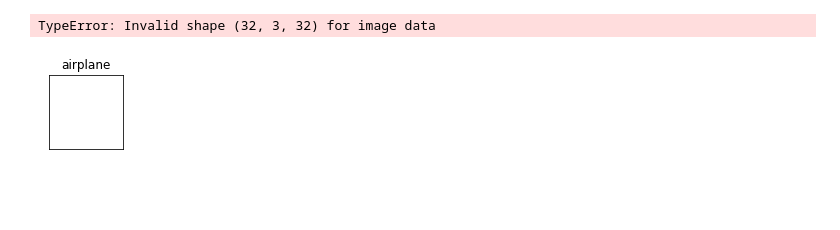
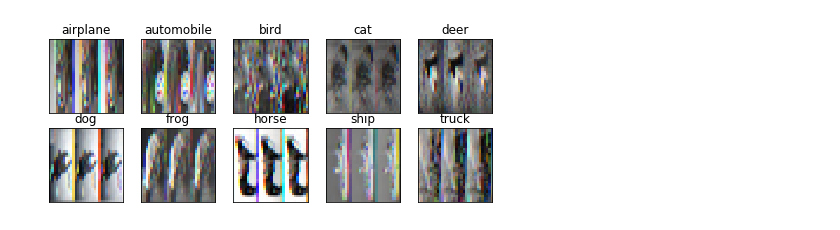
Before and after one commit to UPstartDeveloper/keras-tutorial, a Jupyter notebook: classifications.ipynb, the cells around one changed output. Saved outputs shown, nothing was run; the diff lists cells and outputs as text; code cells hidden in the pictures; blank space fills up the shorter version.

Commit message:
Temporary solution for TypeError in classifying images.

```diff
--- a/classifications.ipynb
+++ b/classifications.ipynb
@@ -40,34 +40,32 @@ np.random.seed(1010)
 # Here are the classes in the CIFAR-10 dataset.
 class_names = ['airplane','automobile','bird','cat','deer',
                'dog','frog','horse','ship','truck']
 
 # number of cifar-10 data set classes
 num_classes = 10
 
 def visualize_classes(class_names):
     """This function visualizes the classes in an image classification
        dataset. It depends on the libraries Matplotlib and Numpy.
 
        Parameters:
        class_names(list): a list of strings for the different class names
 
        Returns: None
 
     """
     fig = plt.figure(figsize=(8, 3))
     for i in range(num_classes):
         ax = fig.add_subplot(2, 5, 1 + i, xticks=[], yticks=[])
         idx = np.where(y_train[:] == i)[0]
-        # print(idx)
         features_idx = x_train[idx, ::]
         # print(features_idx)
         img_num = np.random.randint(features_idx.shape[0])
         im = np.transpose(features_idx[img_num, ::], (1, 2, 0))
         ax.set_title(class_names[i])
-        plt.imshow(im)
+        plt.imshow(im.reshape(32, 32, 3))
     plt.show()
 
 visualize_classes(class_names)
 # %% [output]
-TypeError: Invalid shape (32, 3, 32) for image data
-[figure, old version]
+[figure, new version]
```
Also changed, not shown: parts of 1 cell of this notebook.
